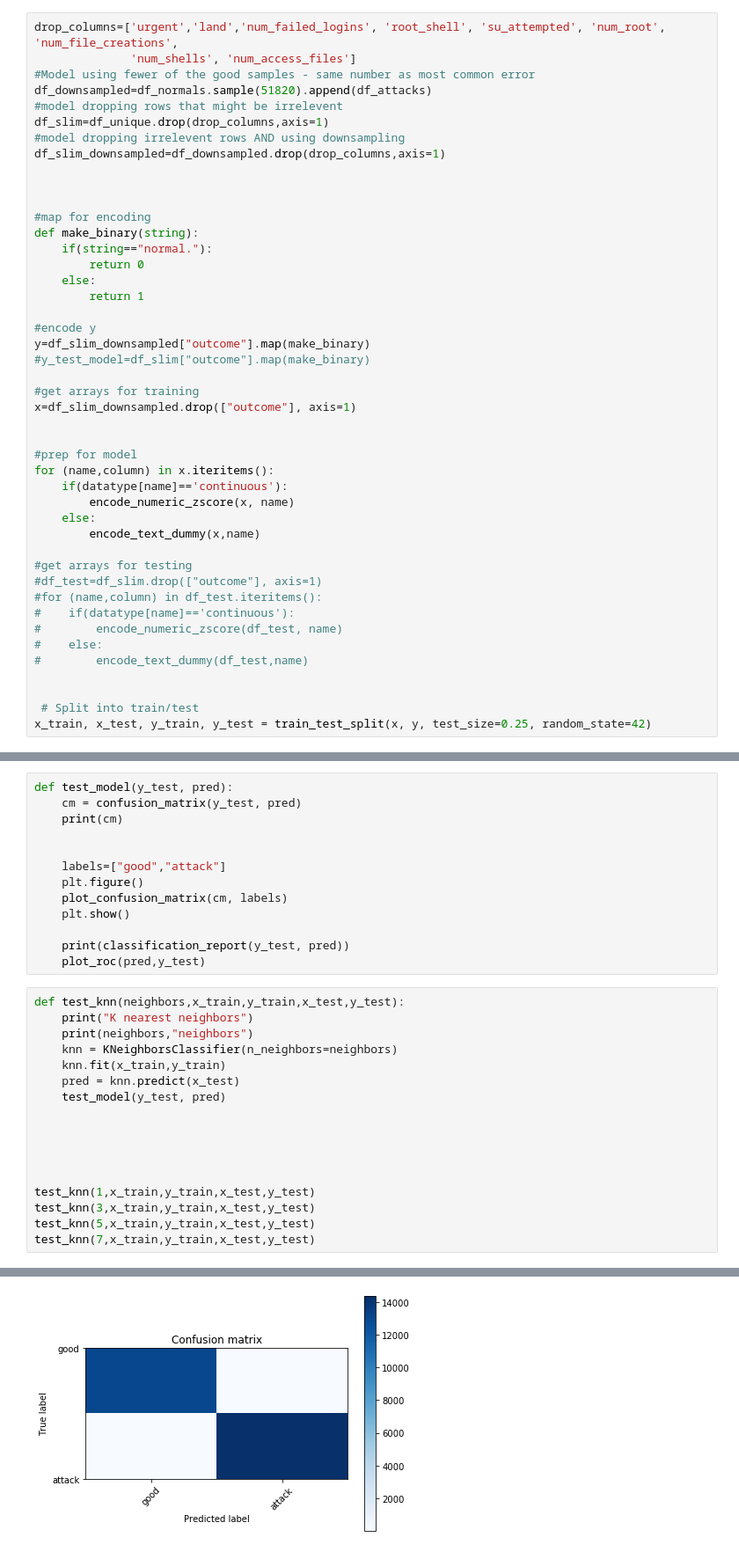
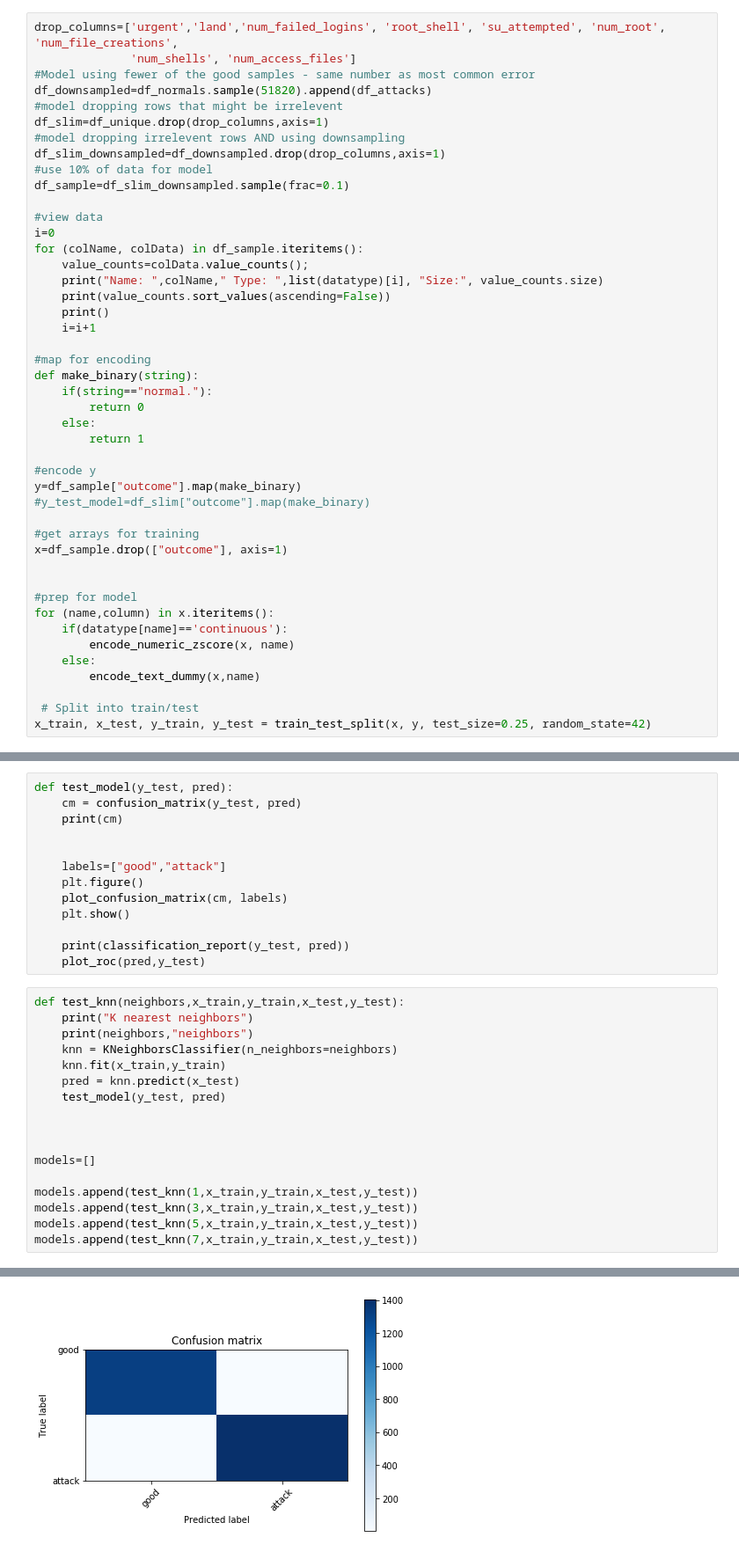
Before and after one commit to ace-english/csc180, a Jupyter notebook: a2/Ace_English_a2-Copy1.ipynb, the cells around one changed output, grey strips where cells are left out. Shown: that part at 88% size. Cells and saved outputs as stored; diff of their text form.

```diff
--- a/a2/Ace_English_a2-Copy1.ipynb
+++ b/a2/Ace_English_a2-Copy1.ipynb
@@ -279,8 +279,17 @@ df_downsampled=df_normals.sample(51820).append(df_attacks)
 df_slim=df_unique.drop(drop_columns,axis=1)
 #model dropping irrelevent rows AND using downsampling
 df_slim_downsampled=df_downsampled.drop(drop_columns,axis=1)
+#use 10% of data for model
+df_sample=df_slim_downsampled.sample(frac=0.1)
 
-
+#view data
+i=0
+for (colName, colData) in df_sample.iteritems():
+    value_counts=colData.value_counts();
+    print("Name: ",colName," Type: ",list(datatype)[i], "Size:", value_counts.size)
+    print(value_counts.sort_values(ascending=False))
+    print()
+    i=i+1
 
 #map for encoding
 def make_binary(string):
@@ -290,11 +299,11 @@ def make_binary(string):
         return 1
 
 #encode y
-y=df_slim_downsampled["outcome"].map(make_binary)
+y=df_sample["outcome"].map(make_binary)
 #y_test_model=df_slim["outcome"].map(make_binary)
 
 #get arrays for training
-x=df_slim_downsampled.drop(["outcome"], axis=1)
+x=df_sample.drop(["outcome"], axis=1)
 
 
 #prep for model
@@ -304,14 +313,5 @@ for (name,column) in x.iteritems():
     else:
         encode_text_dummy(x,name)
 
-#get arrays for testing
-#df_test=df_slim.drop(["outcome"], axis=1)
-#for (name,column) in df_test.iteritems():
-#    if(datatype[name]=='continuous'):
-#        encode_numeric_zscore(df_test, name)
-#    else:
-#        encode_text_dummy(df_test,name)
-
-
  # Split into train/test
 x_train, x_test, y_train, y_test = train_test_split(x, y, test_size=0.25, random_state=42)
@@ -357,12 +375,12 @@ def test_knn(neighbors,x_train,y_train,x_test,y_test):
 
 
 
+models=[]
 
-
-test_knn(1,x_train,y_train,x_test,y_test)
-test_knn(3,x_train,y_train,x_test,y_test)
-test_knn(5,x_train,y_train,x_test,y_test)
-test_knn(7,x_train,y_train,x_test,y_test)
+models.append(test_knn(1,x_train,y_train,x_test,y_test))
+models.append(test_knn(3,x_train,y_train,x_test,y_test))
+models.append(test_knn(5,x_train,y_train,x_test,y_test))
+models.append(test_knn(7,x_train,y_train,x_test,y_test))
 # %% [output]
 K nearest neighbors
 1 neighbors
@@ -371,3 +389,3 @@ K nearest neighbors
-[figure, old version]
+[figure, new version]
               precision    recall  f1-score   support
 
```
Also changed, not shown: parts of 8 cells of this notebook, 2 other files.
